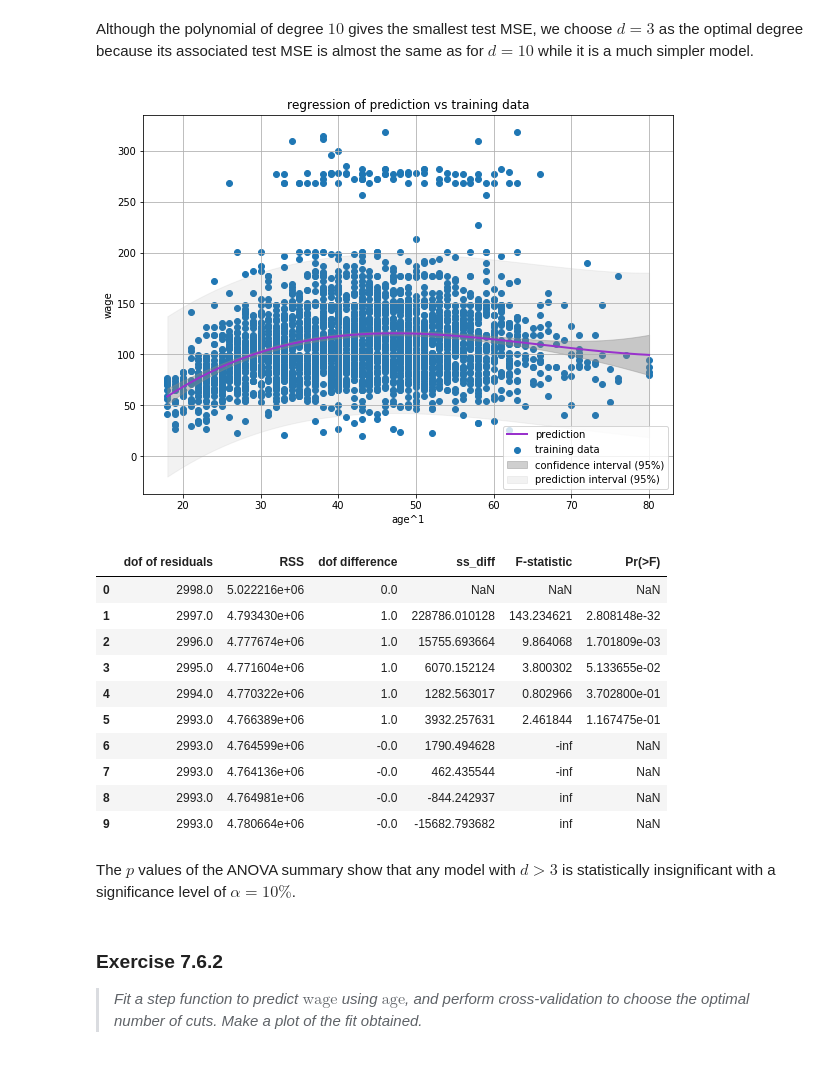
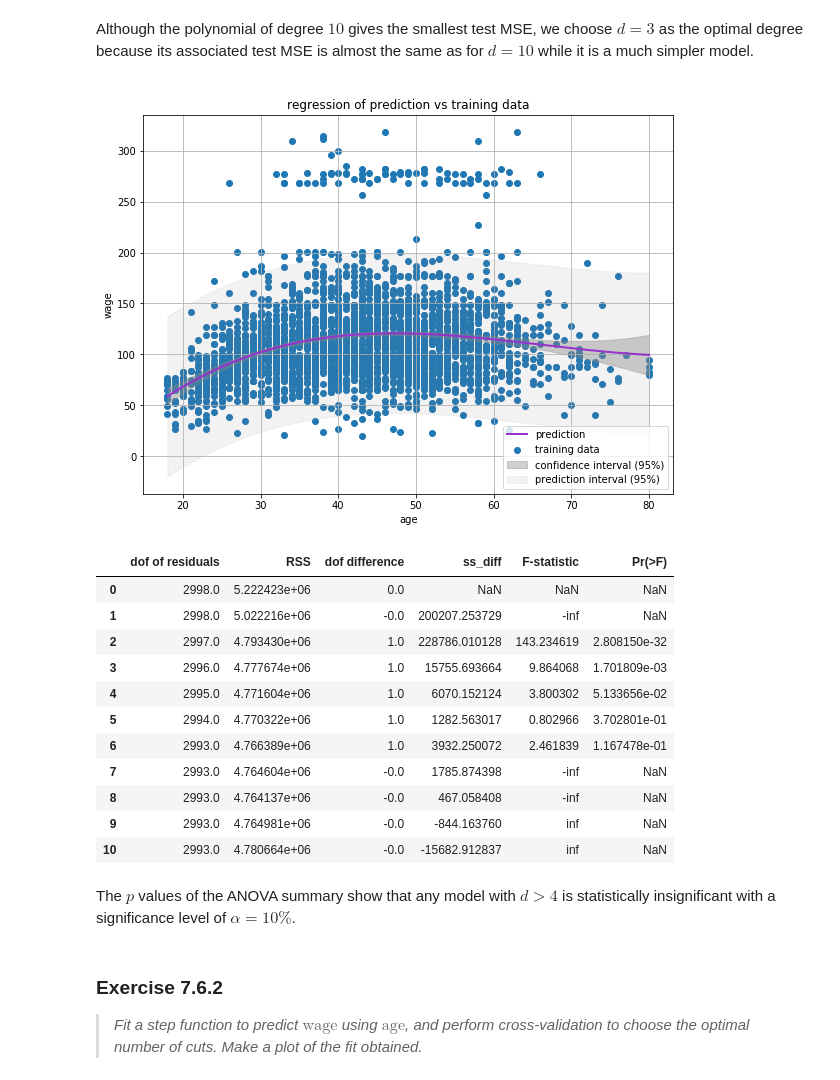
Before and after one commit to HerrBroekman/Python-solutions-for-An-Introduction-to-Statistical-Learning, a Jupyter notebook: Chapter7/Exercise06/7_6.ipynb, the cells around one changed output. Saved outputs shown, nothing was run; the diff lists cells and outputs as text; code cells hidden in the pictures.

```diff
--- a/Chapter7/Exercise06/7_6.ipynb
+++ b/Chapter7/Exercise06/7_6.ipynb
@@ -92,28 +43,36 @@ _ = ax1.set_ylim(ymin = 1580)
 # %% [markdown]
 <p>Although the polynomial of degree $10$ gives the smallest test MSE, we choose $d=3$ as the optimal degree because its associated test MSE is almost the same as for $d=10$ while it is a much simpler model.<p>
 # %%
-df_x_withIntercept = df_x[['age^1', 'age^2', 'age^3']].copy()
+df_x_withIntercept = df[['age']].copy()
+for i in range(2, 4):
+    variable_name = 'age^' + str(i)
+    df_x_withIntercept[variable_name] = df_x_withIntercept['age']**i
+
 df_x_withIntercept.insert(0, 'Intercept', 1)
-fitted = sm.OLS(df_y, df_x_withIntercept).fit()
+fitted = sm.OLS(df[['wage']], df_x_withIntercept).fit()
 
 polynomialMap = {
-    'age^1': 1,
+    'age': 1,
     'age^2': 2,
     'age^3': 3,
 }
-createPolynomialLinearRegressionPlot(df_x_withIntercept[['Intercept', 'age^1', 'age^2', 'age^3']], df_y, fitted_model=fitted, height=6, width=8, polynomialMap=polynomialMap)
+createPolynomialLinearRegressionPlot(df_x_withIntercept, df[['wage']], fitted_model=fitted, height=6, width=8, polynomialMap=polynomialMap)
 # %% [output]
-[figure, old version]
+[figure, new version]
 # %%
 # ANOVA
-df_x_withIntercept = df_x.copy()
+df_x_withIntercept = df[['age']]
+for i in range(2, 11):
+    variable_name = 'age^' + str(i)
+    df_x_withIntercept[variable_name] = df_x_withIntercept['age']**i
+# df_x_withIntercept = df_x.copy()
 df_x_withIntercept.insert(0, 'Intercept', 1)
 models = {}
 descriptiveColumns = ['Intercept']
-columns = df_x.columns
+columns = df_x_withIntercept.columns.tolist()
 for column in columns:
     descriptiveColumns += [column]
-    fitted = sm.OLS(df_y, df_x_withIntercept[descriptiveColumns]).fit()
+    fitted = sm.OLS(df[['wage']], df_x_withIntercept[descriptiveColumns]).fit()
     models[column] = fitted
 
 df_anova = sm.stats.anova_lm(*models.values())
@@ -124,18 +83,19 @@ df_anova.rename(columns={'df_resid': 'dof of residuals', 'ssr': 'RSS',
 df_anova
 # %% [output]
 |  | dof of residuals | RSS | dof difference | ss_diff | F-statistic | Pr(>F) |
-| 0 | 2998.0 | 5.022216e+06 | 0.0 | NaN | NaN | NaN |
-| 1 | 2997.0 | 4.793430e+06 | 1.0 | 228786.010128 | 143.234621 | 2.808148e-32 |
-| 2 | 2996.0 | 4.777674e+06 | 1.0 | 15755.693664 | 9.864068 | 1.701809e-03 |
-| 3 | 2995.0 | 4.771604e+06 | 1.0 | 6070.152124 | 3.800302 | 5.133655e-02 |
-| 4 | 2994.0 | 4.770322e+06 | 1.0 | 1282.563017 | 0.802966 | 3.702800e-01 |
-| 5 | 2993.0 | 4.766389e+06 | 1.0 | 3932.257631 | 2.461844 | 1.167475e-01 |
-| 6 | 2993.0 | 4.764599e+06 | -0.0 | 1790.494628 | -inf | NaN |
-| 7 | 2993.0 | 4.764136e+06 | -0.0 | 462.435544 | -inf | NaN |
-| 8 | 2993.0 | 4.764981e+06 | -0.0 | -844.242937 | inf | NaN |
-| 9 | 2993.0 | 4.780664e+06 | -0.0 | -15682.793682 | inf | NaN |
+| 0 | 2998.0 | 5.222423e+06 | 0.0 | NaN | NaN | NaN |
+| 1 | 2998.0 | 5.022216e+06 | -0.0 | 200207.253729 | -inf | NaN |
+| 2 | 2997.0 | 4.793430e+06 | 1.0 | 228786.010128 | 143.234619 | 2.808150e-32 |
+| 3 | 2996.0 | 4.777674e+06 | 1.0 | 15755.693664 | 9.864068 | 1.701809e-03 |
+| 4 | 2995.0 | 4.771604e+06 | 1.0 | 6070.152124 | 3.800302 | 5.133656e-02 |
+| 5 | 2994.0 | 4.770322e+06 | 1.0 | 1282.563017 | 0.802966 | 3.702801e-01 |
+| 6 | 2993.0 | 4.766389e+06 | 1.0 | 3932.250072 | 2.461839 | 1.167478e-01 |
+| 7 | 2993.0 | 4.764604e+06 | -0.0 | 1785.874398 | -inf | NaN |
+| 8 | 2993.0 | 4.764137e+06 | -0.0 | 467.058408 | -inf | NaN |
+| 9 | 2993.0 | 4.764981e+06 | -0.0 | -844.163760 | inf | NaN |
+| 10 | 2993.0 | 4.780664e+06 | -0.0 | -15682.912837 | inf | NaN |
 # %% [markdown]
-<p>The $p$ values of the ANOVA summary show that any model with $d > 3$ is statistically insignificant with a significance level of $\alpha = 10 \%$.</p>
+<p>The $p$ values of the ANOVA summary show that any model with $d > 4$ is statistically insignificant with a significance level of $\alpha = 10 \%$.</p>
 # %% [markdown]
 <h3>Exercise 7.6.2</h3>
 <blockquote>
```
Also changed, not shown: parts of 6 cells of this notebook, 1 other file.
